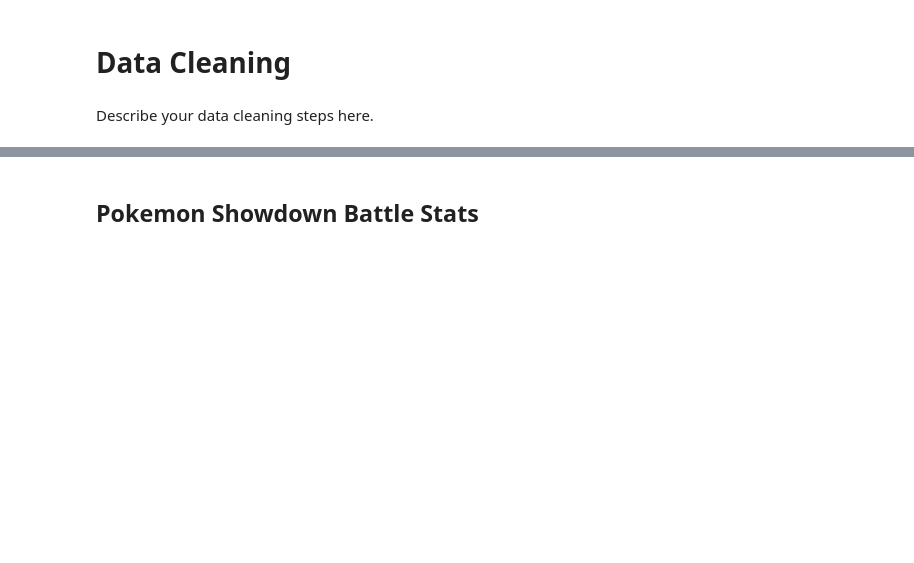
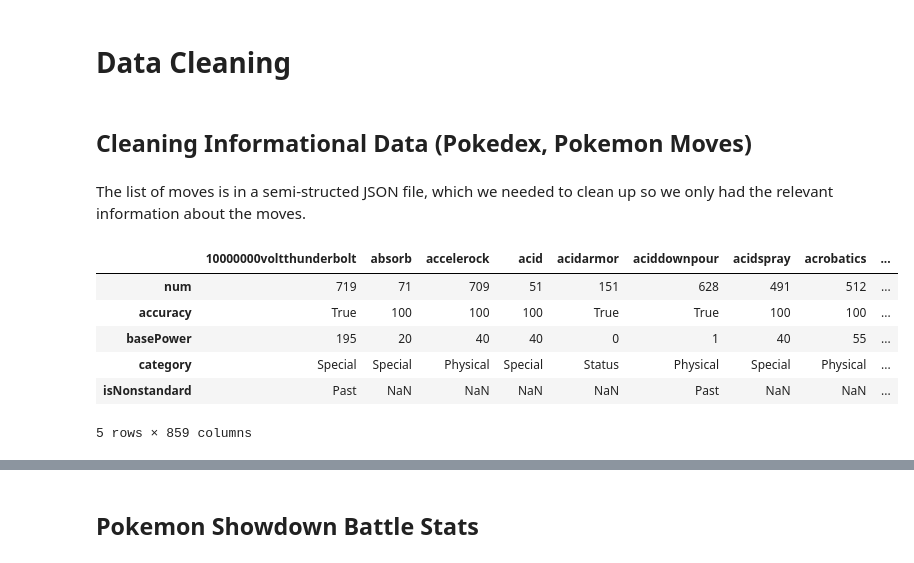
Before and after one commit to mr4tt/Fairy-Pokemon-Analysis, a Jupyter notebook: DataCheckpointGroup013-Fa21.ipynb, the cells around one changed output, grey strips where cells are left out. Cells and saved outputs as stored; diff of their text form; code cells hidden in the pictures; blank space fills up the shorter version.

Commit message:
updated data cleaning

```diff
--- a/DataCheckpointGroup013-Fa21.ipynb
+++ b/DataCheckpointGroup013-Fa21.ipynb
@@ -42,5 +42,3 @@ import seaborn as sns
 import matplotlib.pyplot as plt
 # %% [markdown]
 # Data Cleaning
-# %% [markdown]
-Describe your data cleaning steps here.
@@ -49,0 +45,16 @@ Describe your data cleaning steps here.
+# %% [markdown]
+## Cleaning Informational Data (Pokedex, Pokemon Moves)
+# %% [markdown]
+The list of moves is in a semi-structed JSON file, which we needed to clean up so we only had the relevant information about the moves.
+# %%
+moves = pd.read_json("moves.json")
+
+moves.head()
+# %% [output]
+|  | 10000000voltthunderbolt | absorb | accelerock | acid | acidarmor | aciddownpour | acidspray | acrobatics | ... |
+| num | 719 | 71 | 709 | 51 | 151 | 628 | 491 | 512 | ... |
+| accuracy | True | 100 | 100 | 100 | True | True | 100 | 100 | ... |
+| basePower | 195 | 20 | 40 | 40 | 0 | 1 | 40 | 55 | ... |
+| category | Special | Special | Physical | Special | Status | Physical | Special | Physical | ... |
+| isNonstandard | Past | NaN | NaN | NaN | NaN | Past | NaN | NaN | ... |
+5 rows × 859 columns
```
Also changed, not shown: parts of 9 cells of this notebook.
